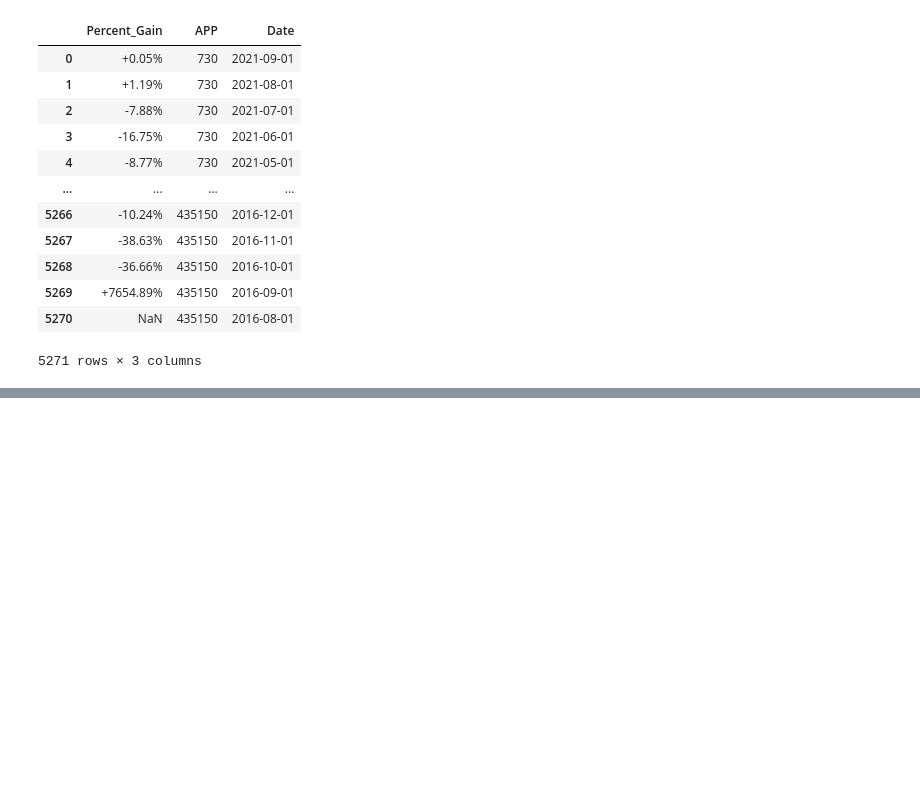
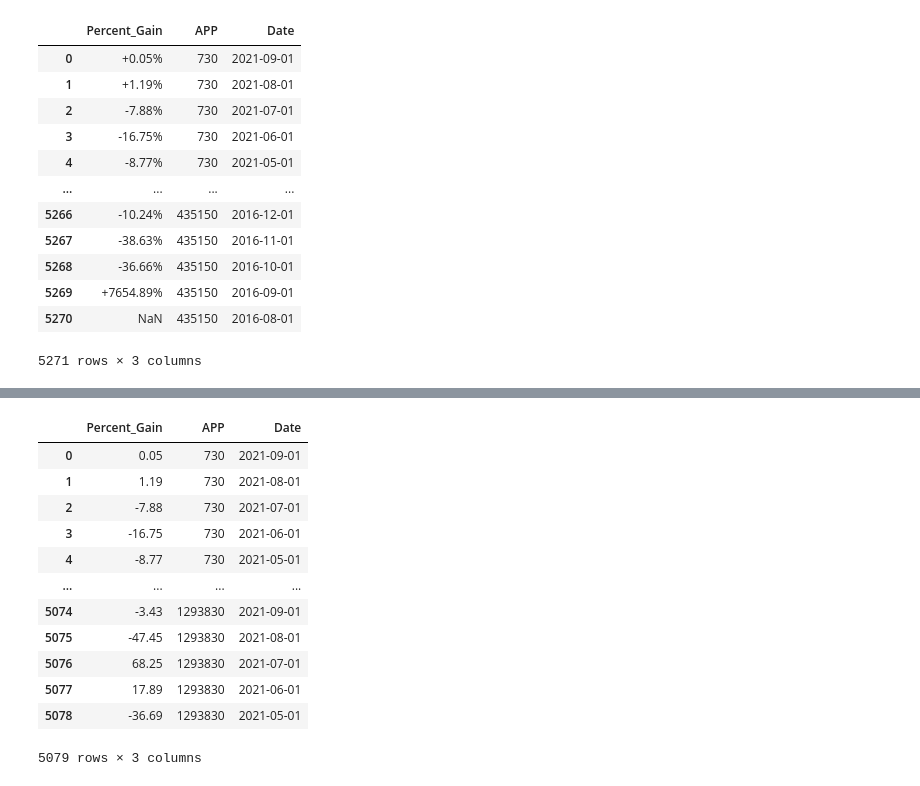
Before and after one commit to SofiaKauser/Steam-Project, a Jupyter notebook: Steam_player_data_varies_with_news_feed.ipynb, the cells around one changed output, grey strips where cells are left out. Drawn from its saved outputs; the diff is of its cells as text; code cells hidden in the pictures; blank space fills up the shorter version.

```diff
--- a/Steam_player_data_varies_with_news_feed.ipynb
+++ b/Steam_player_data_varies_with_news_feed.ipynb
@@ -182,0 +274,16 @@ CSGO
+# %%
+reduced_players
+# %% [output]
+|  | Percent_Gain | APP | Date |
+| 0 | 0.05 | 730 | 2021-09-01 |
+| 1 | 1.19 | 730 | 2021-08-01 |
+| 2 | -7.88 | 730 | 2021-07-01 |
+| 3 | -16.75 | 730 | 2021-06-01 |
+| 4 | -8.77 | 730 | 2021-05-01 |
+| ... | ... | ... | ... |
+| 5074 | -3.43 | 1293830 | 2021-09-01 |
+| 5075 | -47.45 | 1293830 | 2021-08-01 |
+| 5076 | 68.25 | 1293830 | 2021-07-01 |
+| 5077 | 17.89 | 1293830 | 2021-06-01 |
+| 5078 | -36.69 | 1293830 | 2021-05-01 |
+5079 rows × 3 columns
```
Also changed, not shown: parts of 28 cells of this notebook.
